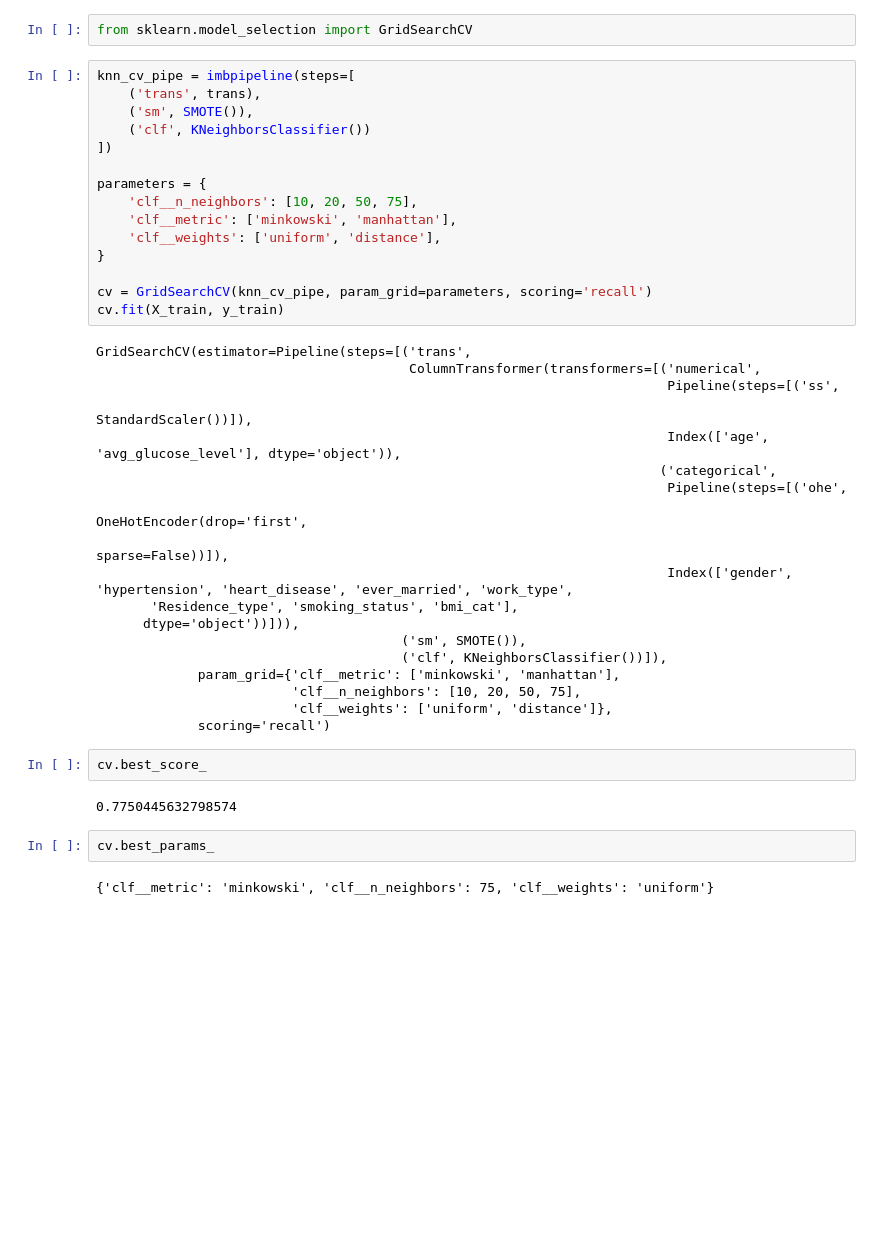
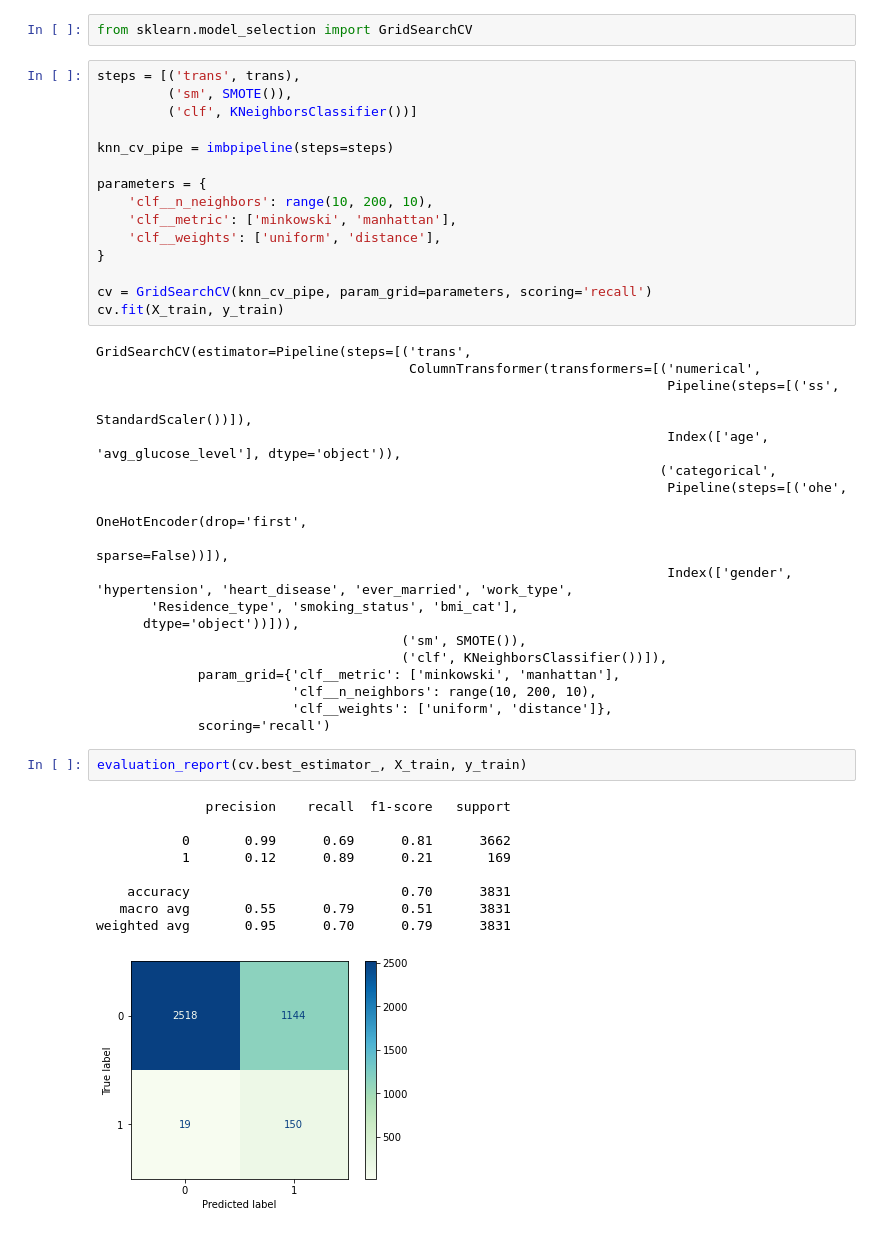
Before and after one commit to jasonarikupurathu/stroke-predictions, a Jupyter notebook: Analysis-Notebook.ipynb, the cells around one changed output. Cells and saved outputs as stored; diff of their text form; blank space fills up the shorter version.

```diff
--- a/Analysis-Notebook.ipynb
+++ b/Analysis-Notebook.ipynb
@@ -271,14 +272,14 @@ weighted avg       0.91      0.85      0.88      1278
 # %%
 from sklearn.model_selection import GridSearchCV
 # %%
-knn_cv_pipe = imbpipeline(steps=[
-    ('trans', trans),
-    ('sm', SMOTE()),
-    ('clf', KNeighborsClassifier())
-])
+steps = [('trans', trans),
+         ('sm', SMOTE()),
+         ('clf', KNeighborsClassifier())]
+
+knn_cv_pipe = imbpipeline(steps=steps)
 
 parameters = {
-    'clf__n_neighbors': [10, 20, 50, 75],
+    'clf__n_neighbors': range(10, 200, 10),
     'clf__metric': ['minkowski', 'manhattan'],
     'clf__weights': ['uniform', 'distance'],
 }
@@ -301,17 +302,21 @@ GridSearchCV(estimator=Pipeline(steps=[('trans',
                                        ('sm', SMOTE()),
                                        ('clf', KNeighborsClassifier())]),
              param_grid={'clf__metric': ['minkowski', 'manhattan'],
-                         'clf__n_neighbors': [10, 20, 50, 75],
+                         'clf__n_neighbors': range(10, 200, 10),
                          'clf__weights': ['uniform', 'distance']},
              scoring='recall')
-# %%
-cv.best_score_
-# %% [output]
-0.7750445632798574
-# %%
-cv.best_params_
-# %% [output]
-{'clf__metric': 'minkowski', 'clf__n_neighbors': 75, 'clf__weights': 'uniform'}
+# %%
+evaluation_report(cv.best_estimator_, X_train, y_train)
+# %% [output]
+              precision    recall  f1-score   support
+
+           0       0.99      0.69      0.81      3662
+           1       0.12      0.89      0.21       169
+
+    accuracy                           0.70      3831
+   macro avg       0.55      0.79      0.51      3831
+weighted avg       0.95      0.70      0.79      3831
+[figure, added]
 # %%
 evaluation_report(cv, X_test, y_test)
 # %% [output]
```
Also changed, not shown: parts of 29 cells of this notebook.
